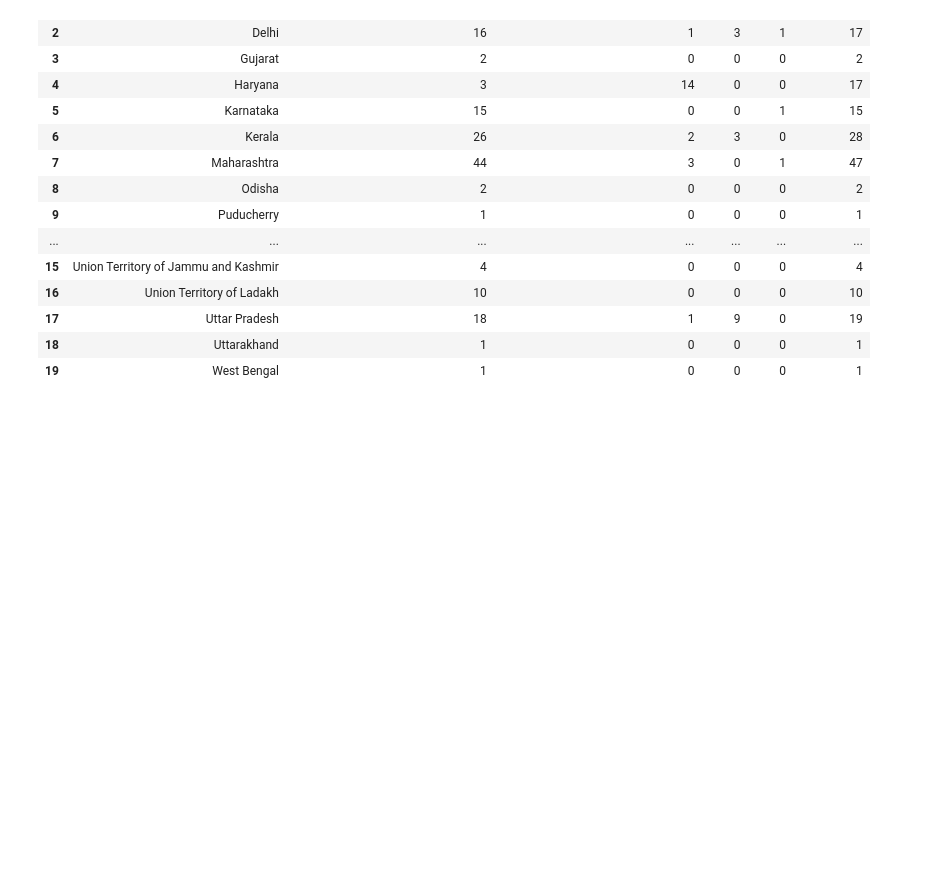
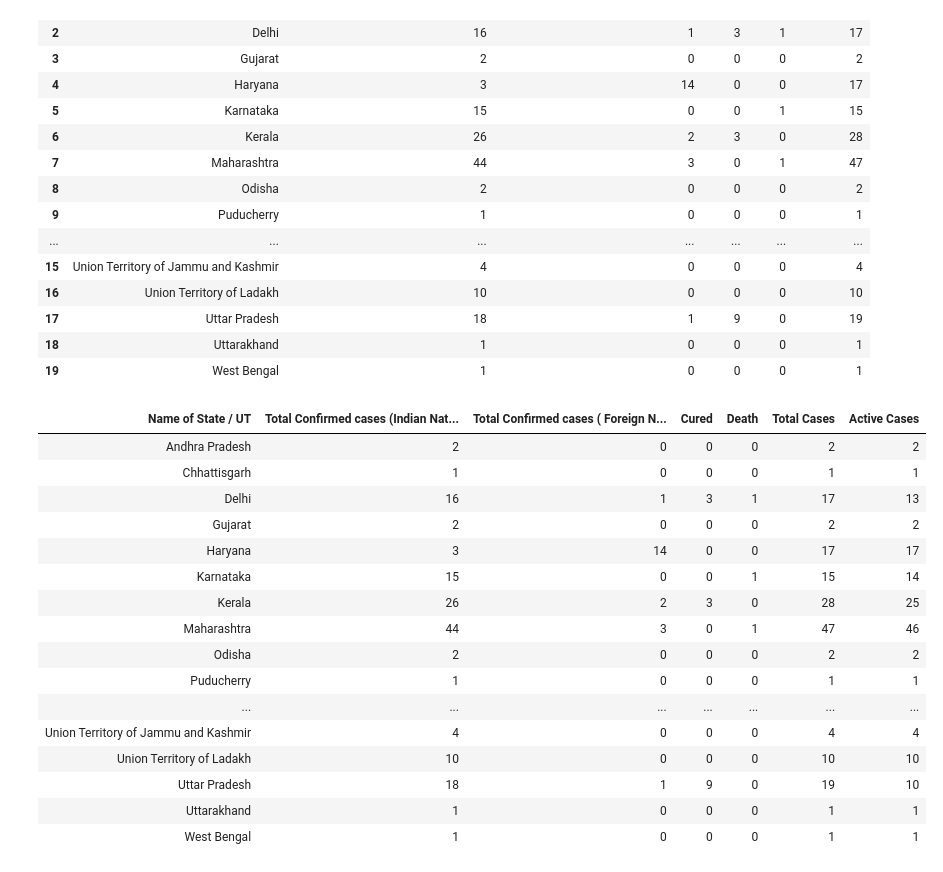
Before and after one commit to GowthamSiddarth/Covid19Edureka, a Jupyter notebook: covid19.ipynb, the cells around one changed output. Saved outputs shown, nothing was run; the diff lists cells and outputs as text; code cells hidden in the pictures; blank space fills up the shorter version.

```diff
--- a/covid19.ipynb
+++ b/covid19.ipynb
@@ -46,3 +47,23 @@ df
 | 17 | Uttar Pradesh | 18 | 1 | 9 | 0 | 19 |
 | 18 | Uttarakhand | 1 | 0 | 0 | 0 | 1 |
 | 19 | West Bengal | 1 | 0 | 0 | 0 | 1 |
+# %%
+df.style.background_gradient(cmap='Blues')
+# %% [output]
+| Name of State / UT | Total Confirmed cases (Indian Nat... | Total Confirmed cases ( Foreign N... | Cured | Death | Total Cases | Active Cases |
+| Andhra Pradesh | 2 | 0 | 0 | 0 | 2 | 2 |
+| Chhattisgarh | 1 | 0 | 0 | 0 | 1 | 1 |
+| Delhi | 16 | 1 | 3 | 1 | 17 | 13 |
+| Gujarat | 2 | 0 | 0 | 0 | 2 | 2 |
+| Haryana | 3 | 14 | 0 | 0 | 17 | 17 |
+| Karnataka | 15 | 0 | 0 | 1 | 15 | 14 |
+| Kerala | 26 | 2 | 3 | 0 | 28 | 25 |
+| Maharashtra | 44 | 3 | 0 | 1 | 47 | 46 |
+| Odisha | 2 | 0 | 0 | 0 | 2 | 2 |
+| Puducherry | 1 | 0 | 0 | 0 | 1 | 1 |
+| ... | ... | ... | ... | ... | ... | ... |
+| Union Territory of Jammu and Kashmir | 4 | 0 | 0 | 0 | 4 | 4 |
+| Union Territory of Ladakh | 10 | 0 | 0 | 0 | 10 | 10 |
+| Uttar Pradesh | 18 | 1 | 9 | 0 | 19 | 10 |
+| Uttarakhand | 1 | 0 | 0 | 0 | 1 | 1 |
+| West Bengal | 1 | 0 | 0 | 0 | 1 | 1 |
```
Also changed, not shown: parts of 4 cells of this notebook.
